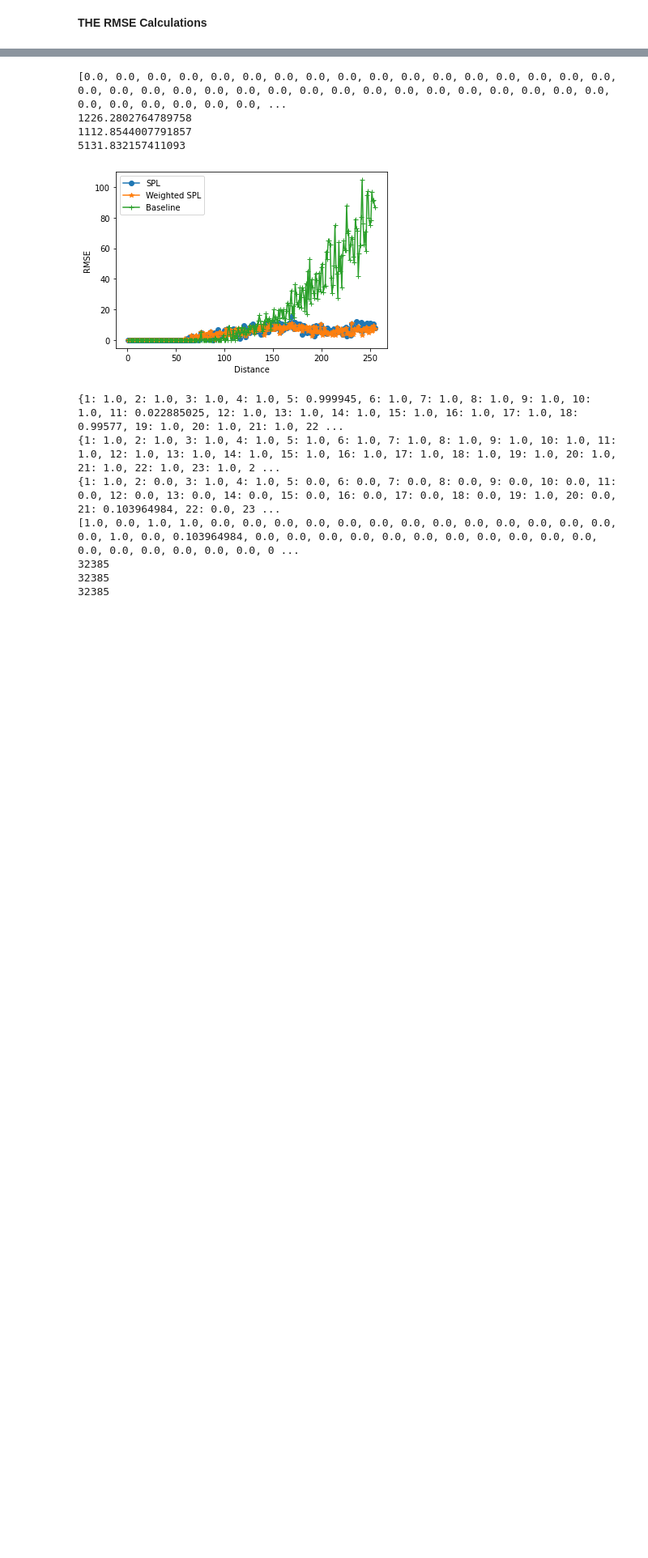
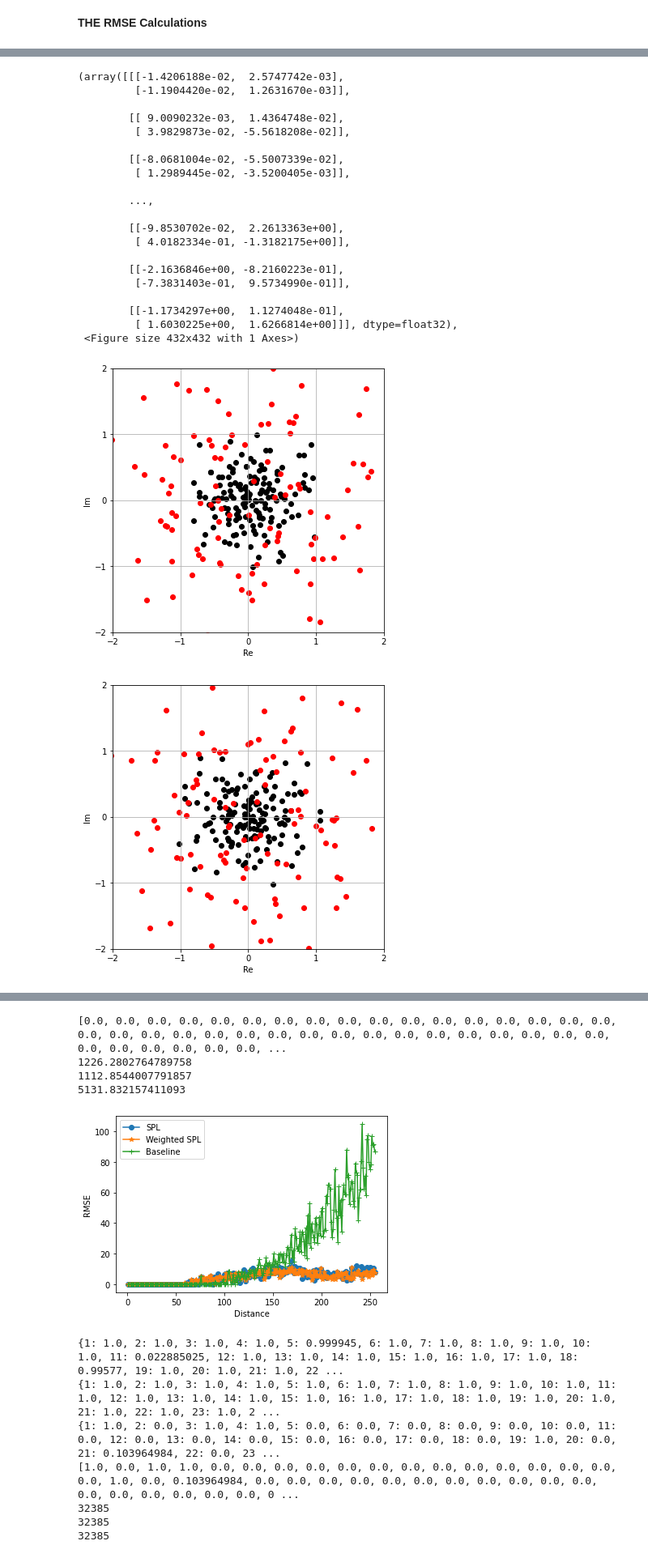
Before and after one commit to neelabhro/Deep-Learning-based-Wireless-Communications, a Jupyter notebook: SPL_uw|SPL_w|TB_100mW_200k.ipynb, the cells around one changed output, grey strips where cells are left out. Shown at 81% size. Saved outputs shown, nothing was run; the diff lists cells and outputs as text; code cells hidden in the pictures; blank space fills up the shorter version.

```diff
--- a/SPL_uw|SPL_w|TB_100mW_200k.ipynb
+++ b/SPL_uw|SPL_w|TB_100mW_200k.ipynb
@@ -553,7 +553,7 @@ class AE_Weighted(object):
 
             # Channel
             #noise_std = tf.placeholder(tf.float32, shape=())
-            noise_std = tf.placeholder(tf.float32, shape=[200000,2,2])
+            noise_std = tf.placeholder(tf.float32, shape=[20000,2,2])
             noise = tf.random_normal(tf.shape(x), mean=0.0, stddev=noise_std)
 
             fade = tf.random.normal(shape=tf.shape(x))
@@ -1247,0 +1249,25 @@ plot_constellation_2(ae,range(0,ae.M), const_noise_SNR)
+# %%
+plot_constellation_2(ae_Weighted,range(0,ae_Weighted.M), const_noise_SNR)
+# %% [output]
+(array([[[-1.4206188e-02,  2.5747742e-03],
+         [-1.1904420e-02,  1.2631670e-03]],
+
+        [[ 9.0090232e-03,  1.4364748e-02],
+         [ 3.9829873e-02, -5.5618208e-02]],
+
+        [[-8.0681004e-02, -5.5007339e-02],
+         [ 1.2989445e-02, -3.5200405e-03]],
+
+        ...,
+
+        [[-9.8530702e-02,  2.2613363e+00],
+         [ 4.0182334e-01, -1.3182175e+00]],
+
+        [[-2.1636846e+00, -8.2160223e-01],
+         [-7.3831403e-01,  9.5734990e-01]],
+
+        [[-1.1734297e+00,  1.1274048e-01],
+         [ 1.6030225e+00,  1.6266814e+00]]], dtype=float32),
+ <Figure size 432x432 with 1 Axes>)
+[figure, added]
+[figure, added]
```
Also changed, not shown: parts of 7 cells of this notebook.
